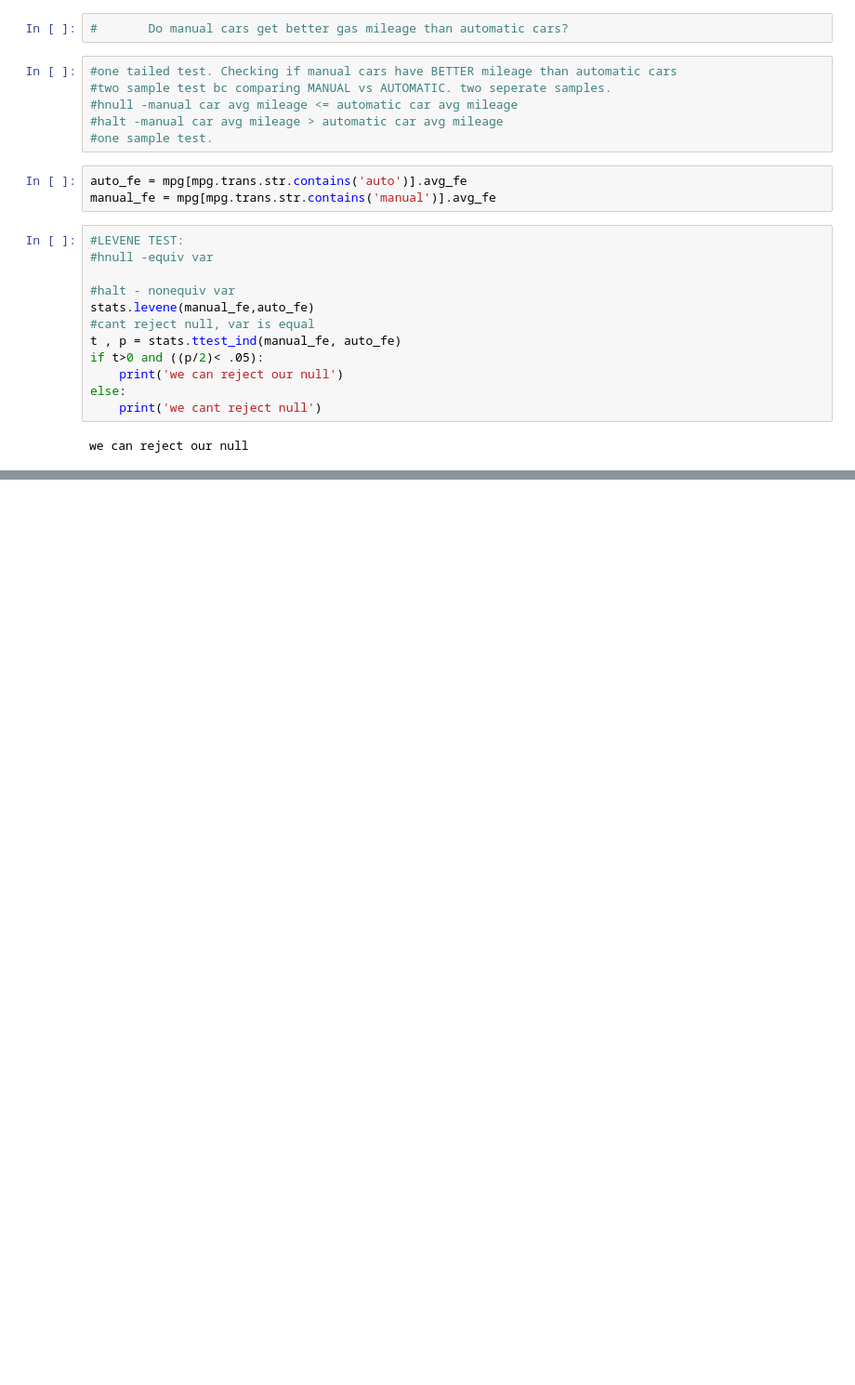
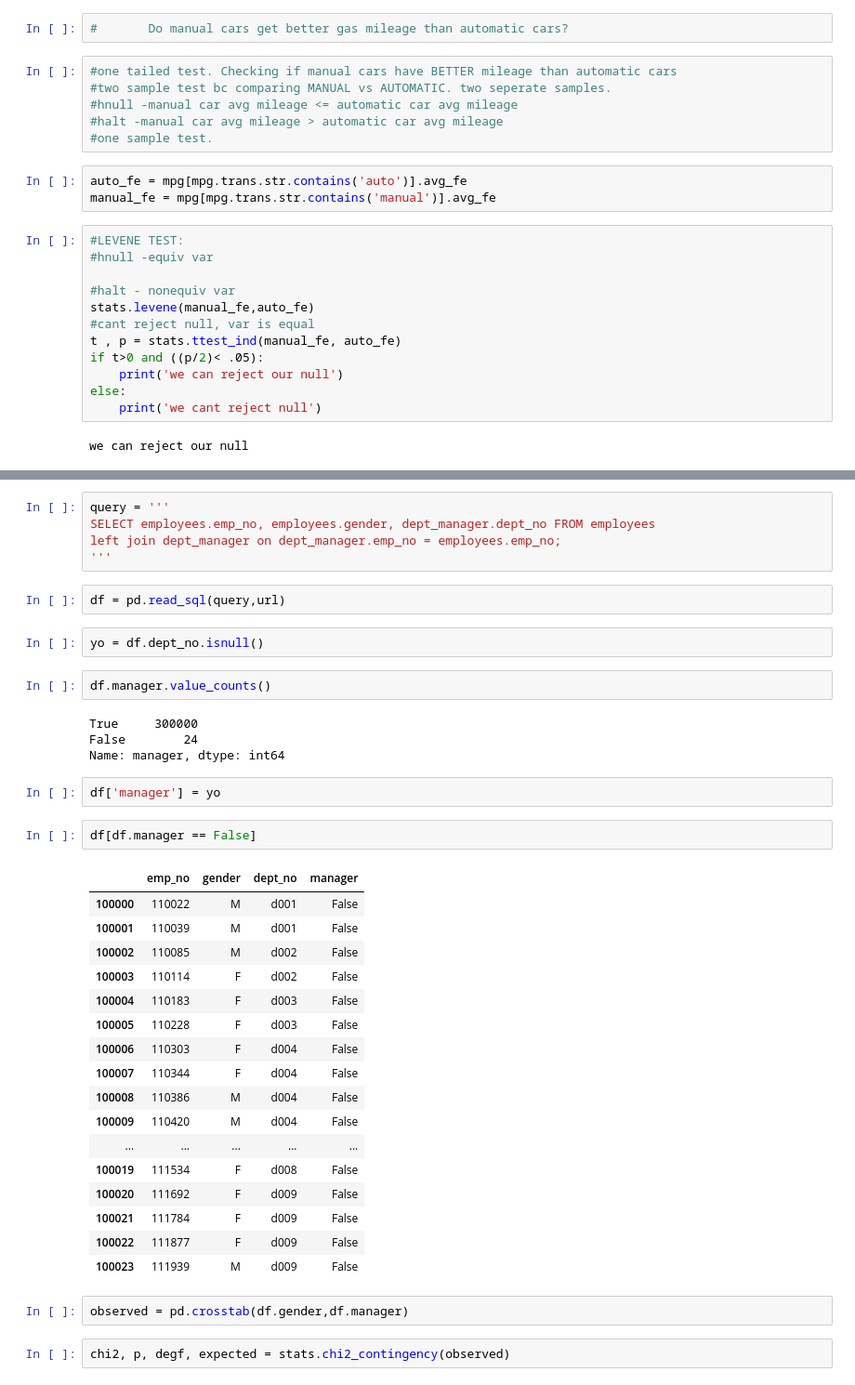
Before and after one commit to Zachary-Stufflebeme/Statistic-exercises, a Jupyter notebook: hypothesis_testing.ipynb, the cells around one changed output, grey strips where cells are left out. Shown: that part at 93% size. Drawn from its saved outputs; the diff is of its cells as text; blank space fills up the shorter version.

```diff
--- a/hypothesis_testing.ipynb
+++ b/hypothesis_testing.ipynb
@@ -134,0 +514,41 @@ we can reject our null
+# %%
+query = '''
+SELECT employees.emp_no, employees.gender, dept_manager.dept_no FROM employees
+left join dept_manager on dept_manager.emp_no = employees.emp_no;
+'''
+# %%
+df = pd.read_sql(query,url)
+# %%
+yo = df.dept_no.isnull()
+# %%
+df.manager.value_counts()
+# %% [output]
+True     300000
+False        24
+Name: manager, dtype: int64
+# %%
+df['manager'] = yo
+# %%
+df[df.manager == False]
+# %% [output]
+|  | emp_no | gender | dept_no | manager |
+| 100000 | 110022 | M | d001 | False |
+| 100001 | 110039 | M | d001 | False |
+| 100002 | 110085 | M | d002 | False |
+| 100003 | 110114 | F | d002 | False |
+| 100004 | 110183 | F | d003 | False |
+| 100005 | 110228 | F | d003 | False |
+| 100006 | 110303 | F | d004 | False |
+| 100007 | 110344 | F | d004 | False |
+| 100008 | 110386 | M | d004 | False |
+| 100009 | 110420 | M | d004 | False |
+| ... | ... | ... | ... | ... |
+| 100019 | 111534 | F | d008 | False |
+| 100020 | 111692 | F | d009 | False |
+| 100021 | 111784 | F | d009 | False |
+| 100022 | 111877 | F | d009 | False |
+| 100023 | 111939 | M | d009 | False |
+# %%
+observed = pd.crosstab(df.gender,df.manager)
+# %%
+chi2, p, degf, expected = stats.chi2_contingency(observed)
```
Also changed, not shown: parts of 62 cells of this notebook.
